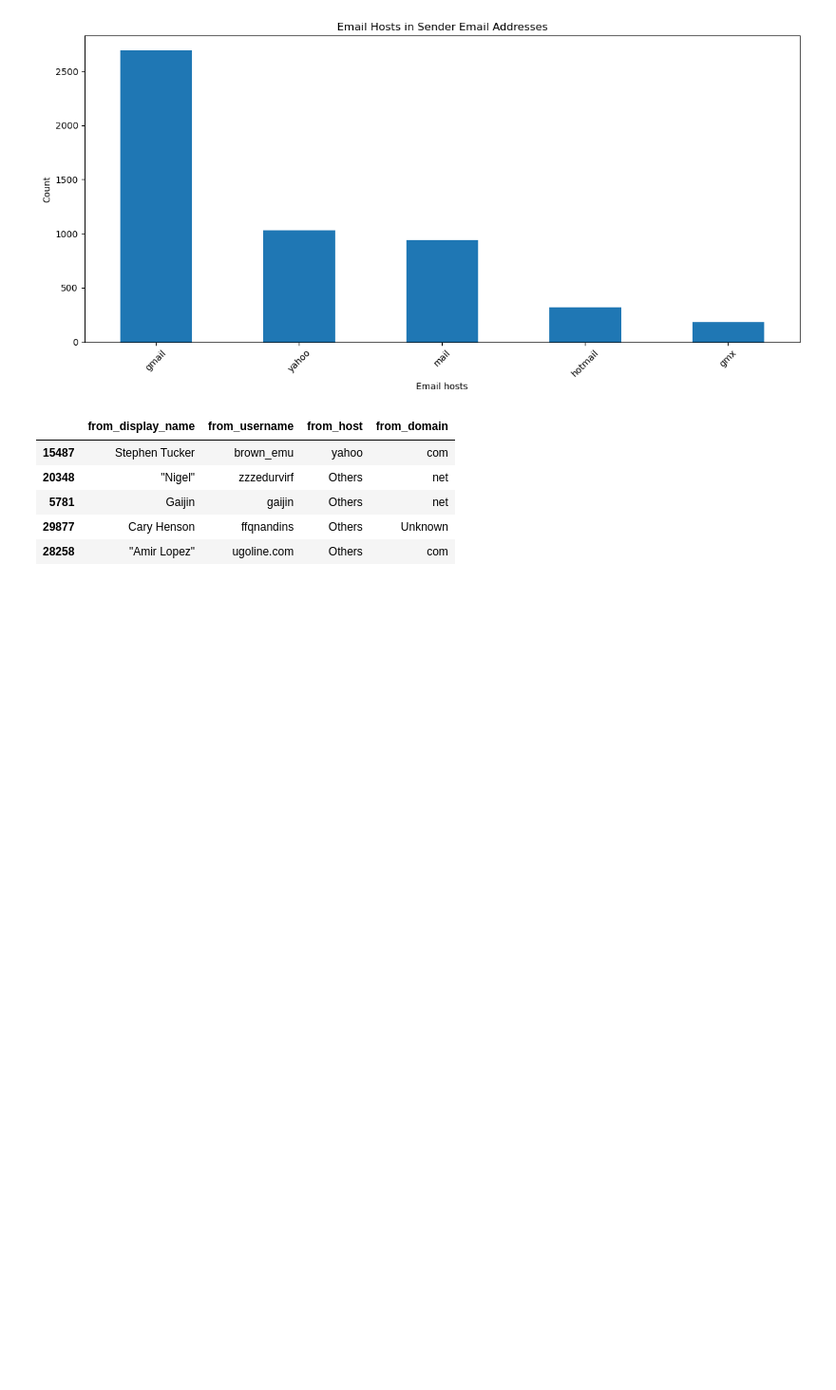
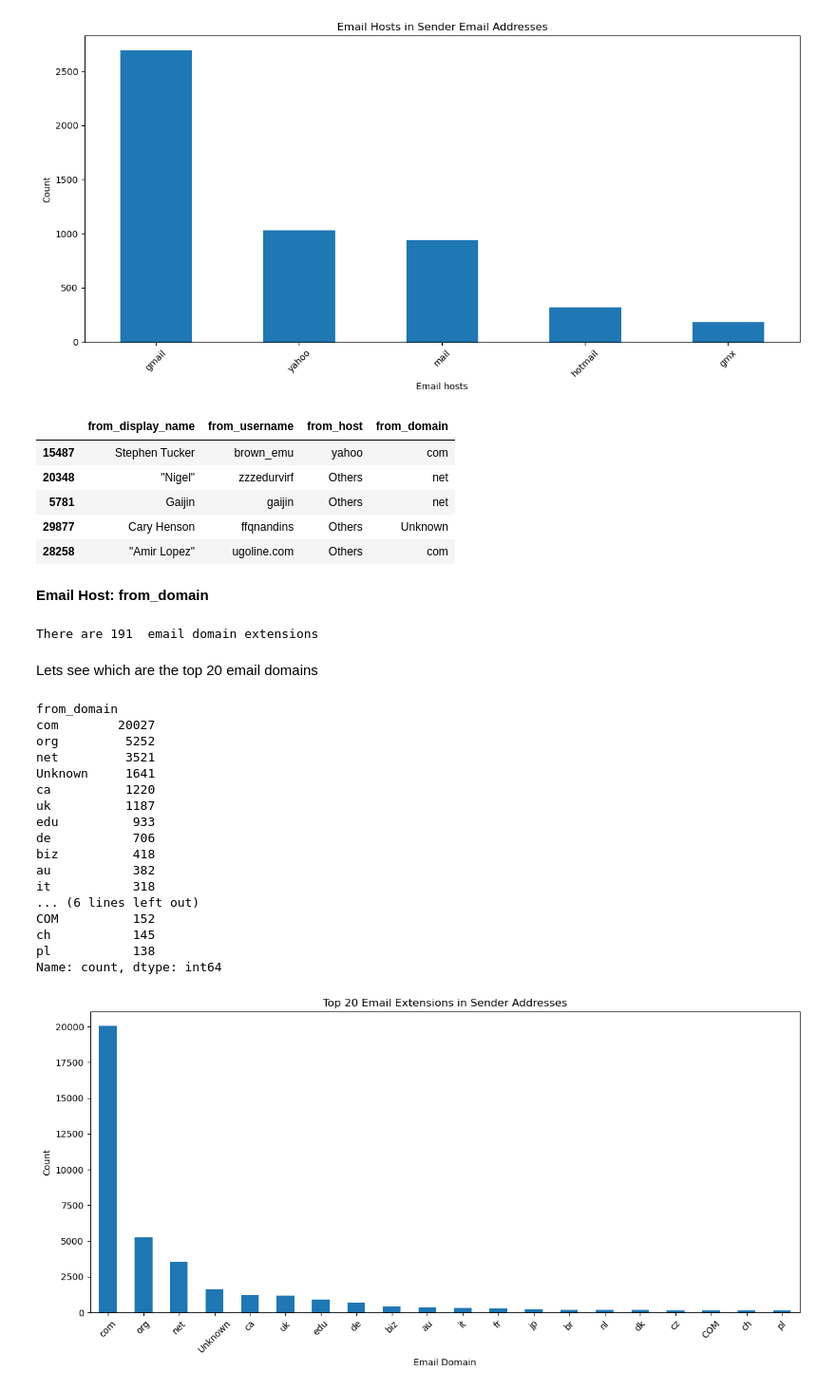
Before and after one commit to dfrancis-tech/email_spam, a Jupyter notebook: Feature_Engineering.ipynb, the cells around one changed output. Shown: that part at 95% size. Drawn from its saved outputs; the diff is of its cells as text; code cells hidden in the pictures; blank space fills up the shorter version.

Commit message:
feature engineer email domain

```diff
--- a/Feature_Engineering.ipynb
+++ b/Feature_Engineering.ipynb
@@ -252,3 +261,44 @@ df_email_from.sample(5)
 | 5781 | Gaijin | gaijin | Others | net |
 | 29877 | Cary Henson | ffqnandins | Others | Unknown |
 | 28258 | "Amir Lopez" | ugoline.com | Others | com |
+# %% [markdown]
+**Email Host: from_domain**
+# %%
+# Unique email domain
+print('There are', df_email_from['from_domain'].value_counts().count(), ' email domain extensions')
+# %% [output]
+There are 191  email domain extensions
+# %% [markdown]
+Lets see which are the top 20 email domains
+# %%
+top_20_counts = df_email_from['from_domain'].value_counts().head(20)
+print(top_20_counts)
+
+# Plotting the top 20 value counts as a bar plot
+plt.figure(figsize=(12, 6))
+top_20_counts.plot(kind='bar')
+plt.xlabel('Email Domain')
+plt.ylabel('Count')
+plt.title('Top 20 Email Extensions in Sender Addresses')
+plt.xticks(rotation=45)
+plt.tight_layout()
+plt.show()
+# %% [output]
+from_domain
+com        20027
+org         5252
+net         3521
+Unknown     1641
+ca          1220
+uk          1187
+edu          933
+de           706
+biz          418
+au           382
+it           318
+... (6 lines left out)
+COM          152
+ch           145
+pl           138
+Name: count, dtype: int64
+[figure, added]
```
Also changed, not shown: parts of 7 cells of this notebook.
